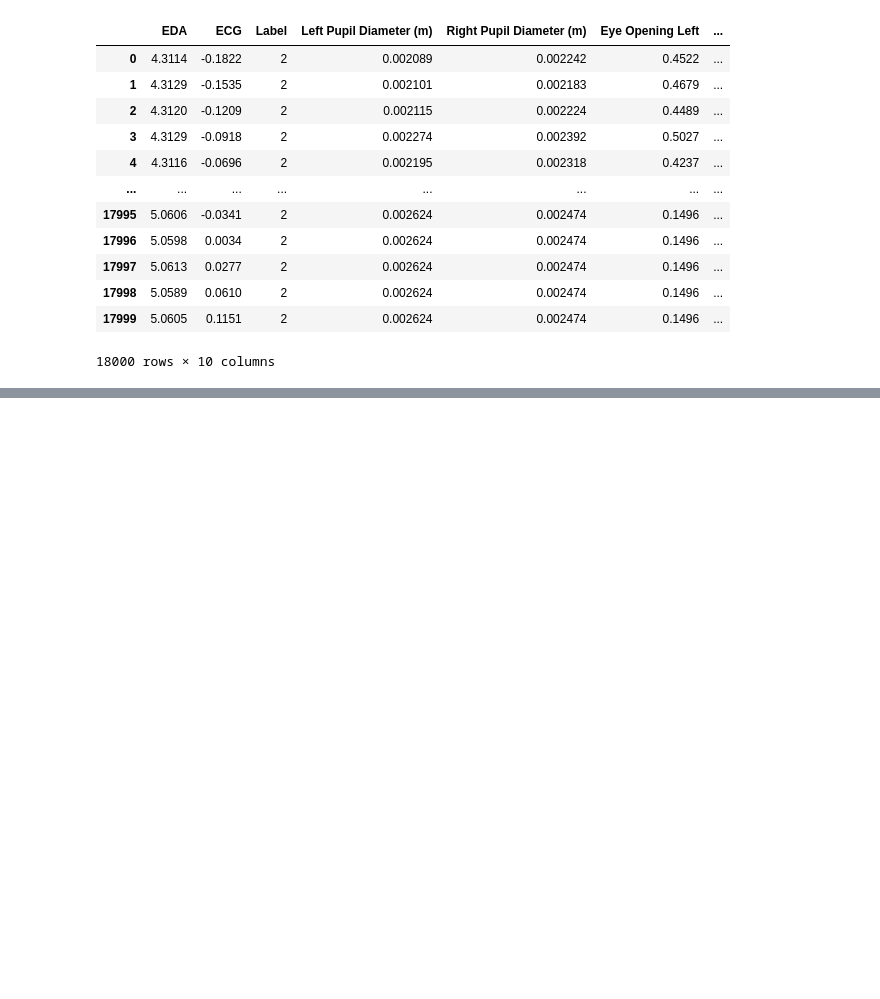
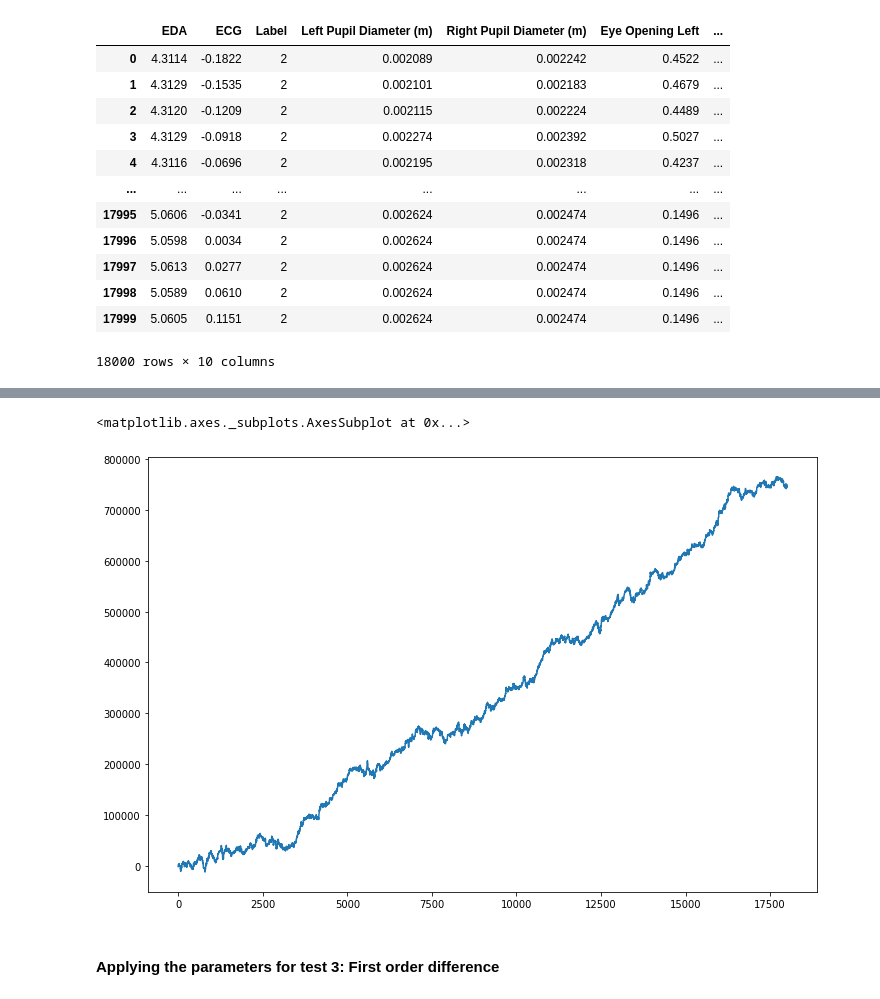
Before and after one commit to jorgpg5/synthetic_data, a Jupyter notebook: create_synthetic_data_from_time_series.ipynb, the cells around one changed output, grey strips where cells are left out. Saved outputs shown, nothing was run; the diff lists cells and outputs as text; code cells hidden in the pictures; blank space fills up the shorter version.

```diff
--- a/create_synthetic_data_from_time_series.ipynb
+++ b/create_synthetic_data_from_time_series.ipynb
@@ -245,0 +297,17 @@ synthetic.ECG.plot(figsize=(12, 8))
+# %%
+# Scaling data to have integer numbers
+scaled_train_df[["EDA", "ECG", "Eye Opening Left", "Eye Opening Right", "PERCLOS Value"]] = train_df[["EDA", "ECG", "Eye Opening Left", "Eye Opening Right", "PERCLOS Value"]] * 1e4
+scaled_train_df[["Left Pupil Diameter (m)", "Right Pupil Diameter (m)"]] = train_df[["Left Pupil Diameter (m)", "Right Pupil Diameter (m)"]] * 1e6
+# %%
+# Create a project and model configuration.
+project = create_project(display_name="time-series-synthetic_test2_scaled_data")
+
+# Modifying some values
+config['models'][0]['synthetics']['params']['vocab_size'] = 18
+config['models'][0]['synthetics']['params']['rnn_units'] = 64
+config['models'][0]['synthetics']['params']['dropout_rate'] = 0.629
+config['models'][0]['synthetics']['params']['gen_temp'] = 1.0
+config['models'][0]['synthetics']['params']['learning_rate'] = .0099
+config['models'][0]['synthetics']['params']['reset_states'] = False
+
+syn_test2 = train_and_gen_syn_data(config, scaled_train_df, project)
@@ -245,0 +398,7 @@ synthetic.ECG.plot(figsize=(12, 8))
+# %%
+syn_test2.ECG.plot(figsize=(12, 8))
+# %% [output]
+<matplotlib.axes._subplots.AxesSubplot at 0x...>
+[figure, added]
+# %% [markdown]
+#### Applying the parameters for test 3: First order difference
```
Also changed, not shown: parts of 19 cells of this notebook.
